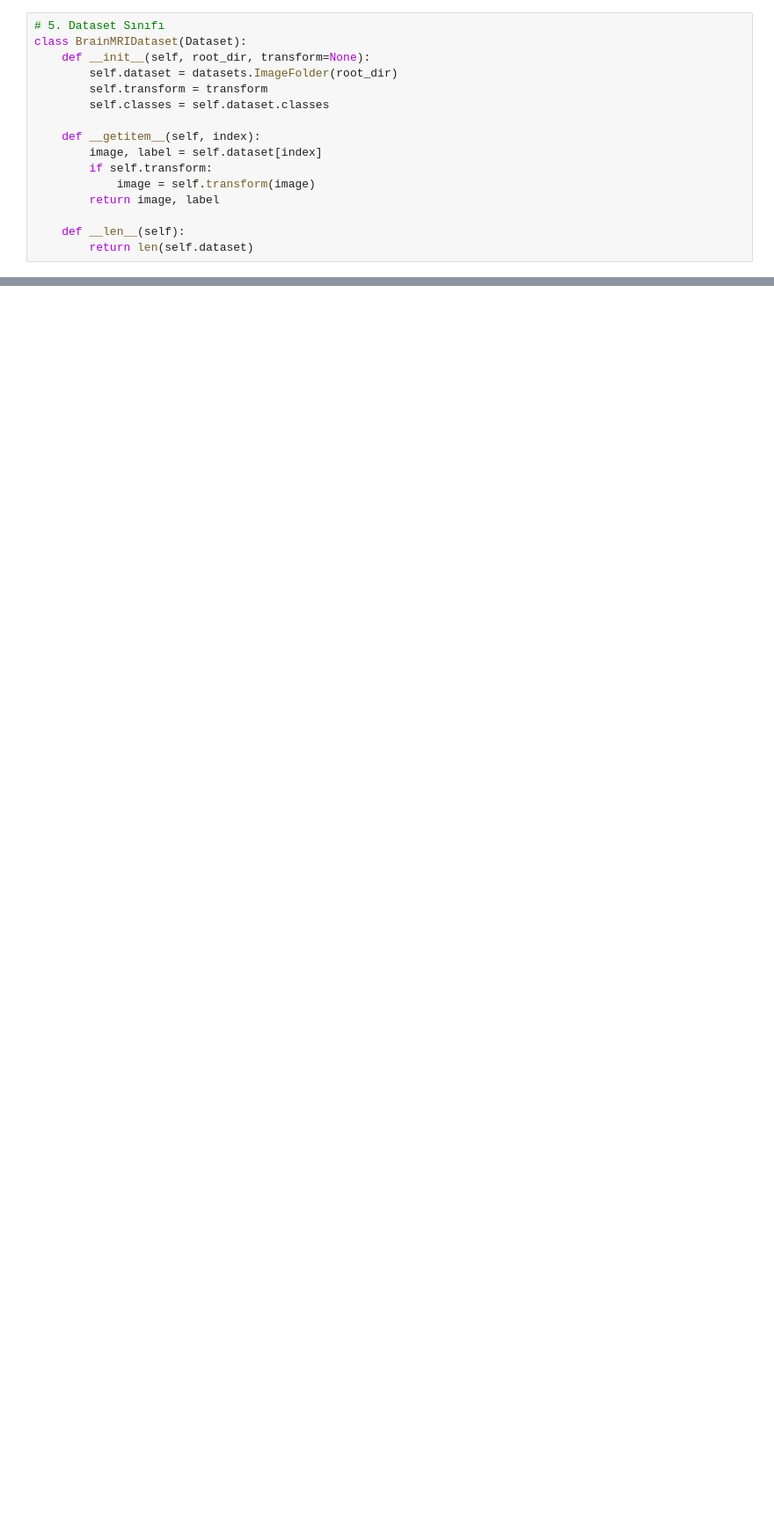
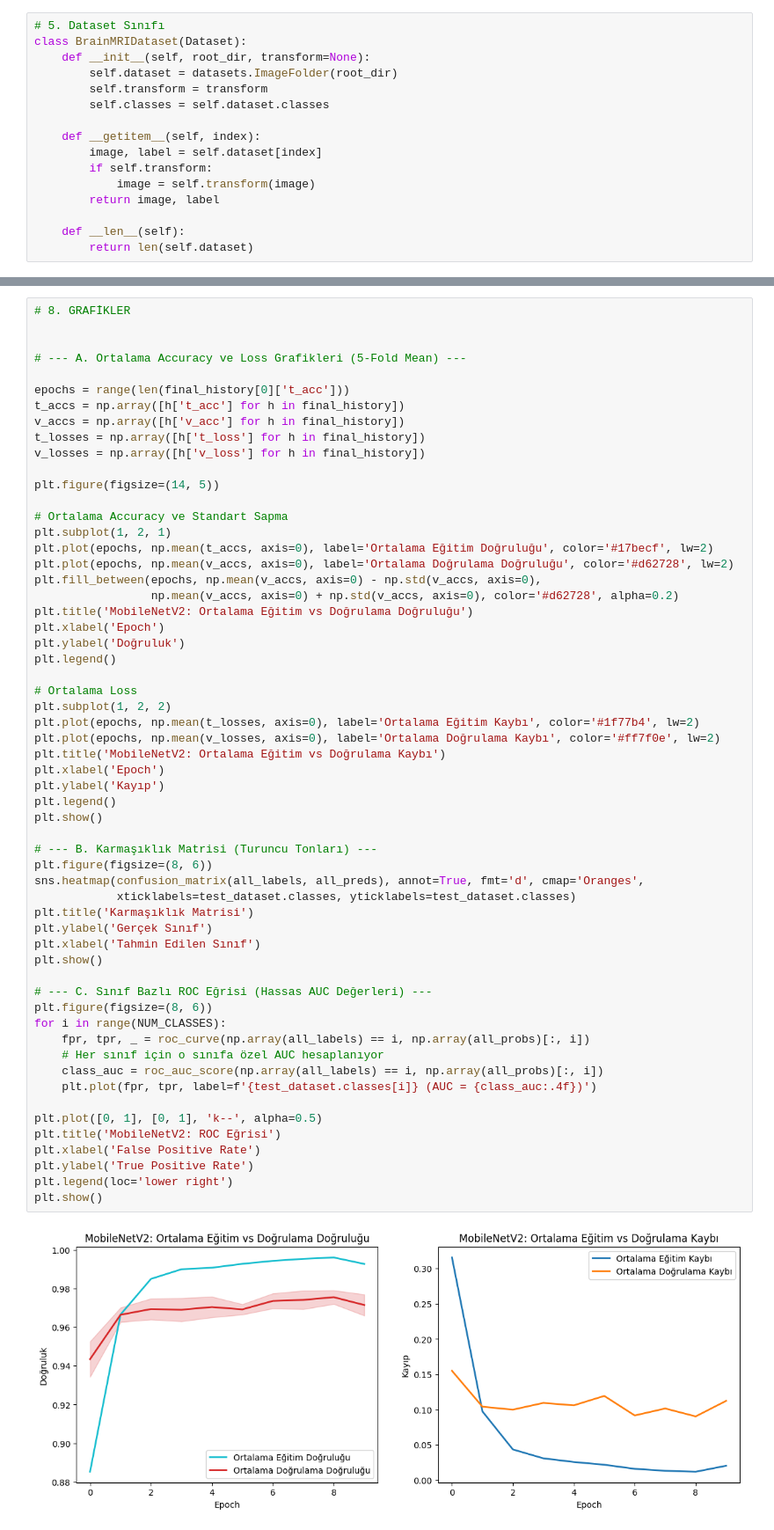
Before and after one commit to ozlemakboyraz/Brain-Classification-Project, a Jupyter notebook: MobileNetV2.ipynb, the cells around one changed output, grey strips where cells are left out. Shown at 88% size. Drawn from its saved outputs; the diff is of its cells as text; blank space fills up the shorter version.

```diff
--- a/MobileNetV2.ipynb
+++ b/MobileNetV2.ipynb
@@ -285,0 +251,60 @@ plt.plot([0, 1], [0, 1], 'k--'); plt.title('ROC Curve'); plt.legend(); plt.show(
+# %%
+# 8. GRAFİKLER
+
+
+# --- A. Ortalama Accuracy ve Loss Grafikleri (5-Fold Mean) ---
+
+epochs = range(len(final_history[0]['t_acc']))
+t_accs = np.array([h['t_acc'] for h in final_history])
+v_accs = np.array([h['v_acc'] for h in final_history])
+t_losses = np.array([h['t_loss'] for h in final_history])
+v_losses = np.array([h['v_loss'] for h in final_history])
+
+plt.figure(figsize=(14, 5))
+
+# Ortalama Accuracy ve Standart Sapma
+plt.subplot(1, 2, 1)
+plt.plot(epochs, np.mean(t_accs, axis=0), label='Ortalama Eğitim Doğruluğu', color='#17becf', lw=2)
+plt.plot(epochs, np.mean(v_accs, axis=0), label='Ortalama Doğrulama Doğruluğu', color='#d62728', lw=2)
+plt.fill_between(epochs, np.mean(v_accs, axis=0) - np.std(v_accs, axis=0),
+                 np.mean(v_accs, axis=0) + np.std(v_accs, axis=0), color='#d62728', alpha=0.2)
+plt.title('MobileNetV2: Ortalama Eğitim vs Doğrulama Doğruluğu')
+plt.xlabel('Epoch')
+plt.ylabel('Doğruluk')
+plt.legend()
+
+# Ortalama Loss
+plt.subplot(1, 2, 2)
+plt.plot(epochs, np.mean(t_losses, axis=0), label='Ortalama Eğitim Kaybı', color='#1f77b4', lw=2)
+plt.plot(epochs, np.mean(v_losses, axis=0), label='Ortalama Doğrulama Kaybı', color='#ff7f0e', lw=2)
+plt.title('MobileNetV2: Ortalama Eğitim vs Doğrulama Kaybı')
+plt.xlabel('Epoch')
+plt.ylabel('Kayıp')
+plt.legend()
+plt.show()
+
+# --- B. Karmaşıklık Matrisi (Turuncu Tonları) ---
+plt.figure(figsize=(8, 6))
+sns.heatmap(confusion_matrix(all_labels, all_preds), annot=True, fmt='d', cmap='Oranges',
+            xticklabels=test_dataset.classes, yticklabels=test_dataset.classes)
+plt.title('Karmaşıklık Matrisi')
+plt.ylabel('Gerçek Sınıf')
+plt.xlabel('Tahmin Edilen Sınıf')
+plt.show()
+
+# --- C. Sınıf Bazlı ROC Eğrisi (Hassas AUC Değerleri) ---
+plt.figure(figsize=(8, 6))
+for i in range(NUM_CLASSES):
+    fpr, tpr, _ = roc_curve(np.array(all_labels) == i, np.array(all_probs)[:, i])
+    # Her sınıf için o sınıfa özel AUC hesaplanıyor
+    class_auc = roc_auc_score(np.array(all_labels) == i, np.array(all_probs)[:, i])
+    plt.plot(fpr, tpr, label=f'{test_dataset.classes[i]} (AUC = {class_auc:.4f})')
+
+plt.plot([0, 1], [0, 1], 'k--', alpha=0.5)
+plt.title('MobileNetV2: ROC Eğrisi')
+plt.xlabel('False Positive Rate')
+plt.ylabel('True Positive Rate')
+plt.legend(loc='lower right')
+plt.show()
+# %% [output]
+[figure, added]
```
Also changed, not shown: parts of 6 cells of this notebook.
